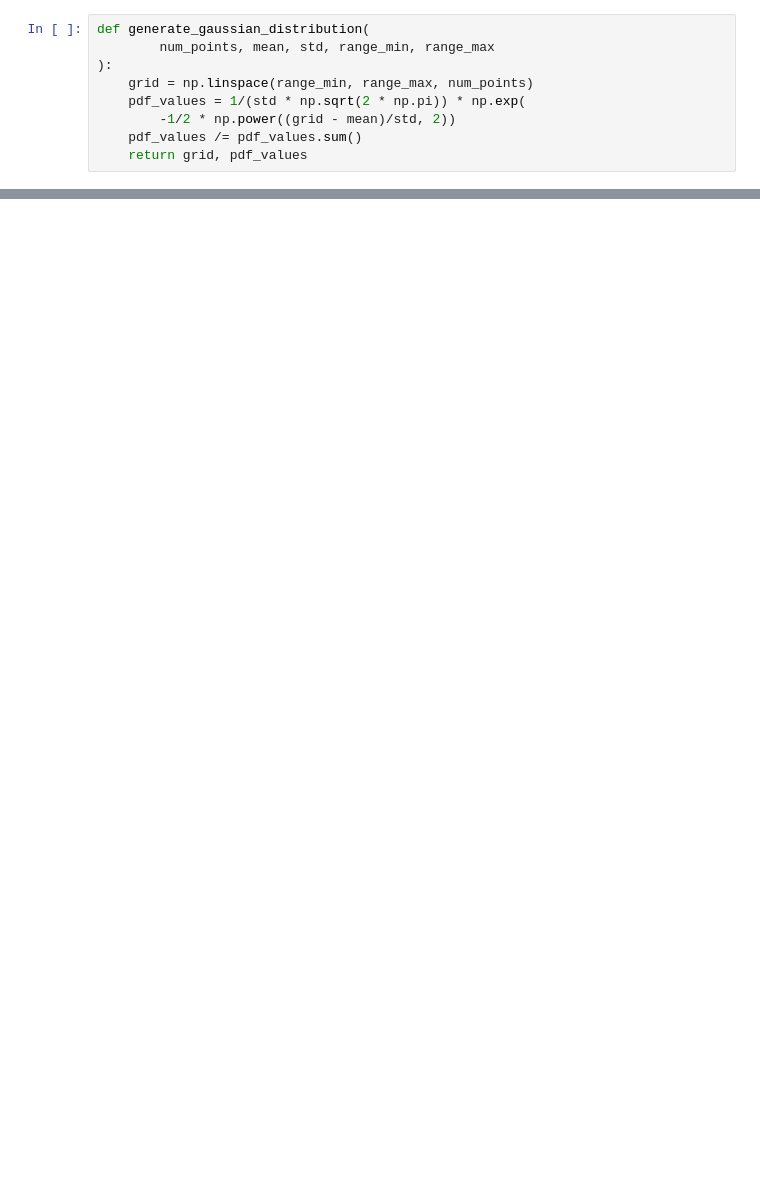
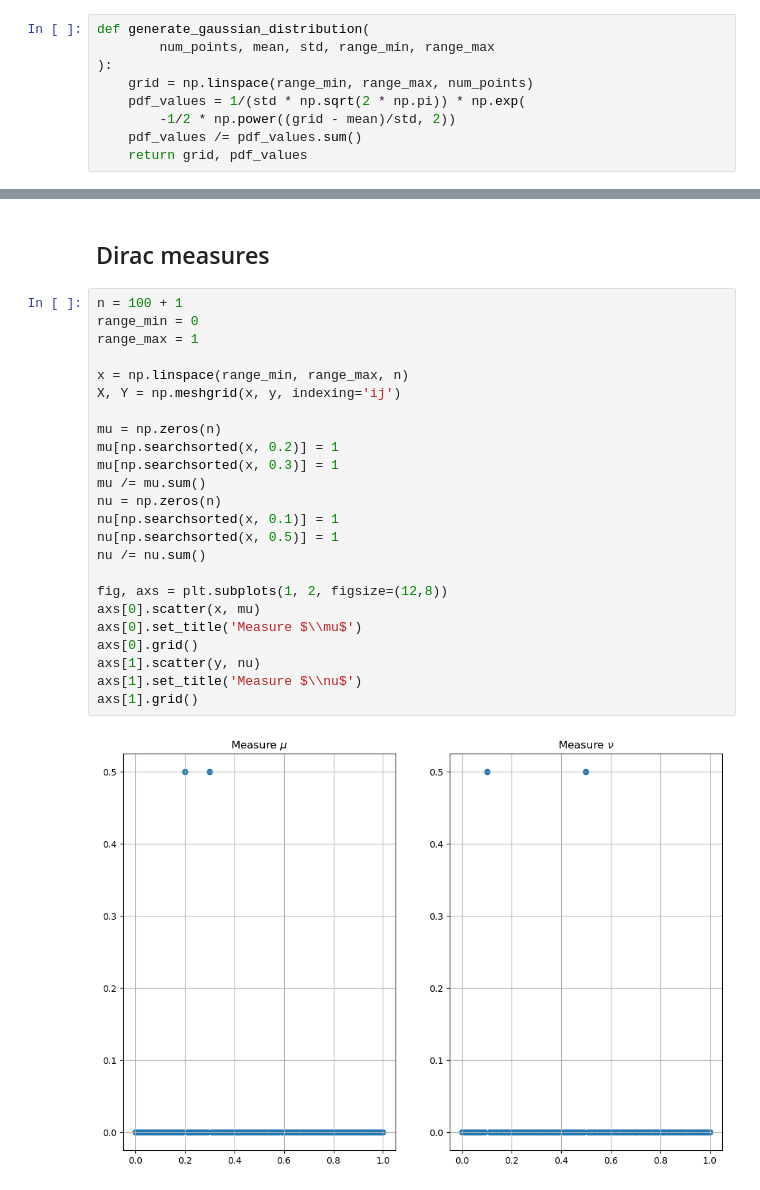
Before and after one commit to aipyth/back_and_forth_ot, a Jupyter notebook: back_and_forth_1d.ipynb, the cells around one changed output, grey strips where cells are left out. Drawn from its saved outputs; the diff is of its cells as text; blank space fills up the shorter version.

```diff
--- a/back_and_forth_1d.ipynb
+++ b/back_and_forth_1d.ipynb
@@ -626,0 +484,28 @@ ValueError: cannot reshape array of size 2003001 into shape (503,1001)
+# %% [markdown]
+## Dirac measures
+# %%
+n = 100 + 1
+range_min = 0
+range_max = 1
+
+x = np.linspace(range_min, range_max, n)
+X, Y = np.meshgrid(x, y, indexing='ij')
+
+mu = np.zeros(n)
+mu[np.searchsorted(x, 0.2)] = 1
+mu[np.searchsorted(x, 0.3)] = 1
+mu /= mu.sum()
+nu = np.zeros(n)
+nu[np.searchsorted(x, 0.1)] = 1
+nu[np.searchsorted(x, 0.5)] = 1
+nu /= nu.sum()
+
+fig, axs = plt.subplots(1, 2, figsize=(12,8))
+axs[0].scatter(x, mu)
+axs[0].set_title('Measure $\\mu$')
+axs[0].grid()
+axs[1].scatter(y, nu)
+axs[1].set_title('Measure $\\nu$')
+axs[1].grid()
+# %% [output]
+[figure, added]
```
Also changed, not shown: parts of 48 cells of this notebook, 1 other file.
